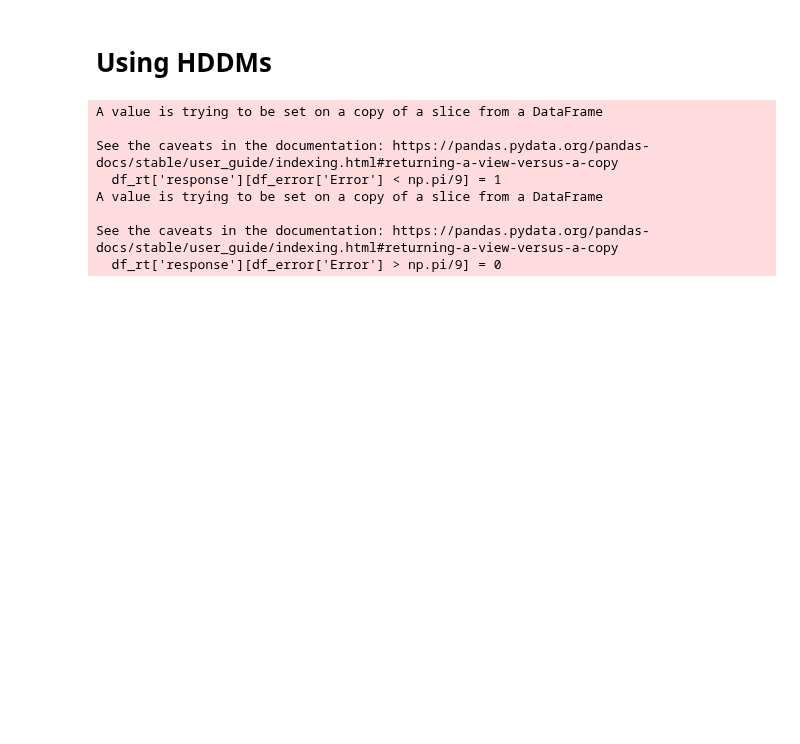
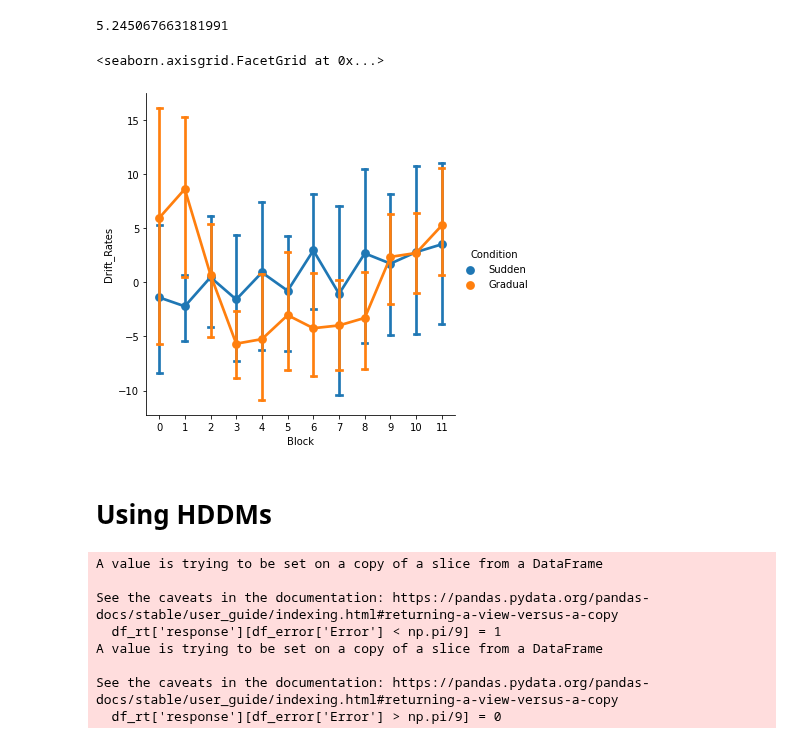
Before and after one commit to tejas-savalia/Lab-Codes, a Jupyter notebook: Visuomotor_Adaptation_psychopy_tablet/no_feedback/analysis/DDMs.ipynb, the cells around one changed output. Cells and saved outputs as stored; diff of their text form; code cells hidden in the pictures; blank space fills up the shorter version.

```diff
--- a/Visuomotor_Adaptation_psychopy_tablet/no_feedback/analysis/DDMs.ipynb
+++ b/Visuomotor_Adaptation_psychopy_tablet/no_feedback/analysis/DDMs.ipynb
@@ -240,0 +518,2 @@ ValueError: zero-size array to reduction operation maximum which has no identity
+# %%
+model_fits_ = pickle.load(open('pyddm_fits.pickle', 'rb'))
@@ -241,3 +522,36 @@ ValueError: zero-size array to reduction operation maximum which has no identity
+# %%
+fits = pickle.load(open('pyddm_fits1.pickle', 'rb'))
+# %%
+fits[13].get_model_parameters()[13].real
+# %% [output]
+5.245067663181991
+# %%
+drift_rates = np.zeros((14, 12))
+bounds = np.zeros((14, 12))
+drift_noise = np.zeros(14)
+Ter = np.zeros(14)
+for participant in range(14):
+    for block in range(12):
+        drift_rates[participant][block] = fits[participant].get_model_parameters()[block].real
+        bounds[participant][block] = fits[participant].get_model_parameters()[block+13].real
+
+
+    Ter[participant] = fits[participant].get_model_parameters()[12].real
+    drift_noise[participant] = fits[participant].get_model_parameters()[25].real
+# %%
+incorrect_thresold = [np.pi/9]
+df_ddm = pd.DataFrame({'Condition': np.tile(np.ravel(np.array([np.repeat(['Sudden'], 12*len(incorrect_thresold)), np.repeat(['Gradual'], 12*len(incorrect_thresold))])), 7),
+                       'Block': np.tile(np.repeat(np.arange(12), len(incorrect_thresold)), 14),
+                      'Drift_Rates': np.ravel(drift_rates),
+
+                       'Incorrect_Criterian':np.tile(np.array([20]), 12*14),
+                      'Bounds': np.ravel(bounds),
+                    })
+# %%
+sns.catplot(x = 'Block', y = 'Drift_Rates', hue = 'Condition', data = df_ddm, kind = 'point', capsize = 0.2)
+# %% [output]
+<seaborn.axisgrid.FacetGrid at 0x...>
+[figure, added]
 # %%
 import pickle
 pickle.dump(model_fits, open('ddm_model_point_fits.pickle', 'wb'))
```
Also changed, not shown: parts of 18 cells of this notebook, 2 other files.
